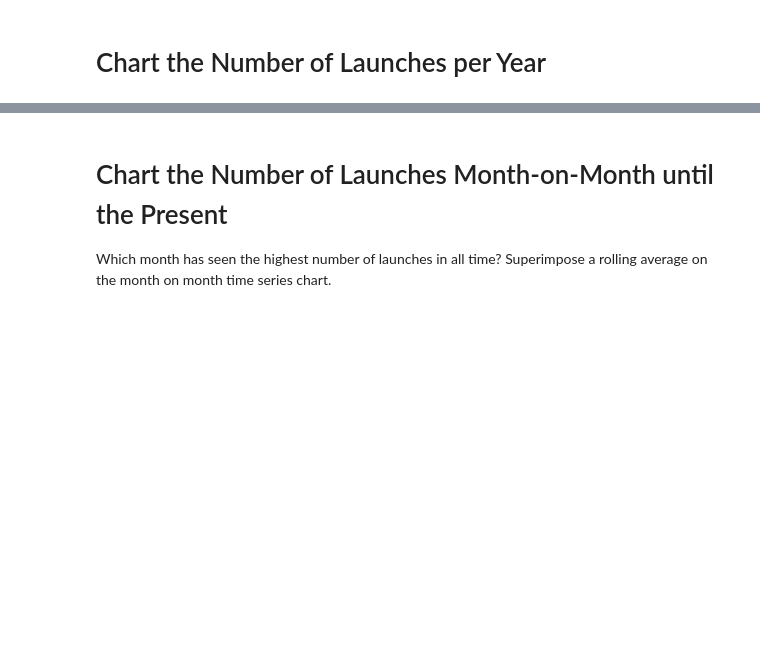
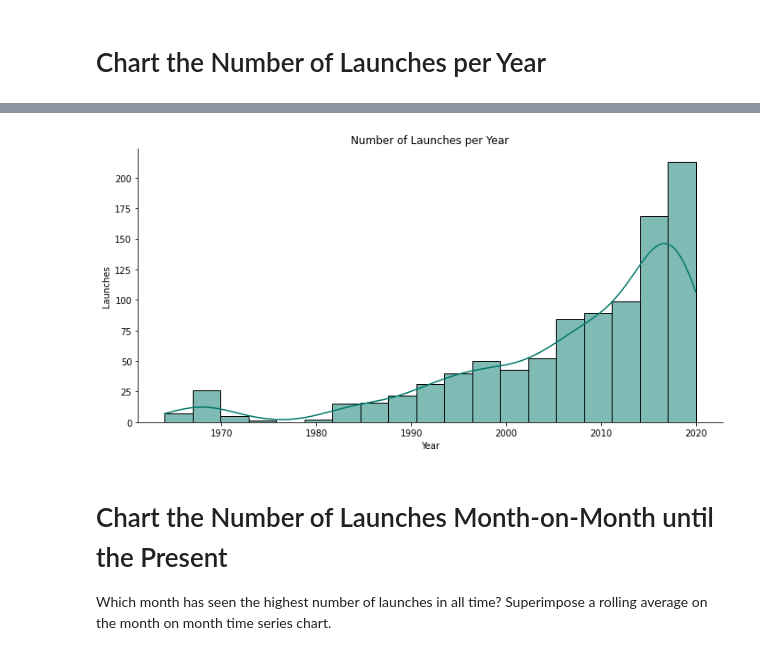
Before and after one commit to petrenkonikita112263/Python_Professional_Portfolio_Projects, a Jupyter notebook: Analyse and Visualise the Space Race/Space_Missions_Analysis_(in process).ipynb, the cells around one changed output, grey strips where cells are left out. Drawn from its saved outputs; the diff is of its cells as text; code cells hidden in the pictures; blank space fills up the shorter version.

```diff
--- a/Analyse and Visualise the Space Race/Space_Missions_Analysis_(in process).ipynb
+++ b/Analyse and Visualise the Space Race/Space_Missions_Analysis_(in process).ipynb
@@ -467,2 +457,6 @@ v_bar.show()
 # %% [markdown]
 # Chart the Number of Launches per Year
+# %%
+clean_data["dates"] = pd.to_datetime(clean_data.Date, utc=True).dt.date
+clean_data["years"] = pd.DatetimeIndex(clean_data["dates"]).year
+clean_data["years"].value_counts()
@@ -469,3 +481,16 @@ v_bar.show()
+# %%
+sns.displot(clean_data["years"],
+            aspect=2,
+            kde=True,
+            color="#00796b")
+
+plt.title("Number of Launches per Year")
+plt.xlabel("Year")
+plt.ylabel("Launches")
+
+plt.show()
+# %% [output]
+[figure, added]
 # %% [markdown]
 # Chart the Number of Launches Month-on-Month until the Present
 
```
Also changed, not shown: parts of 37 cells of this notebook.
